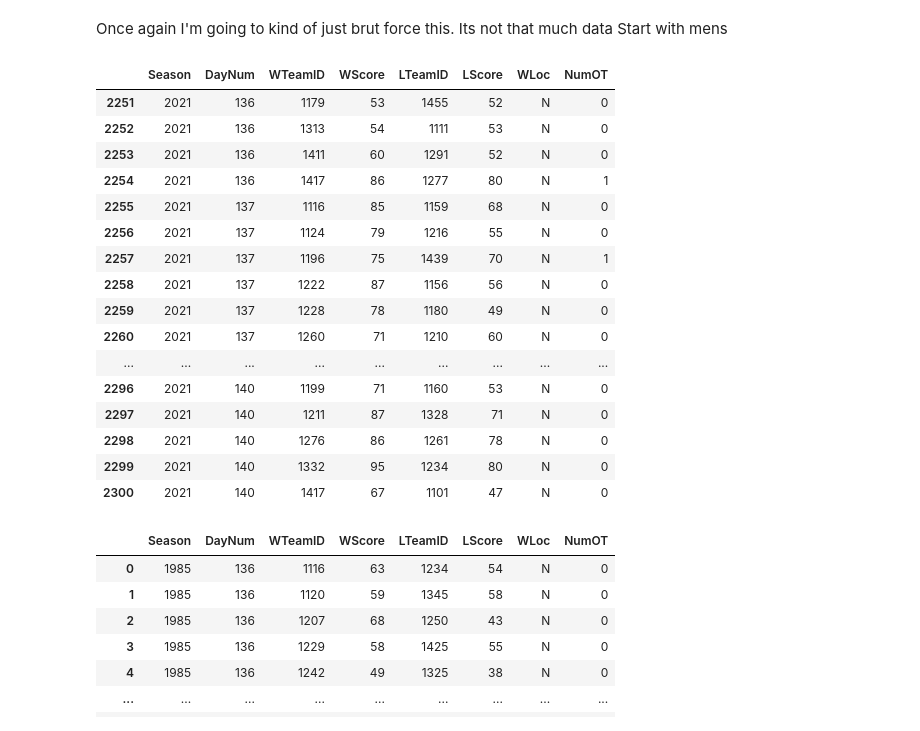
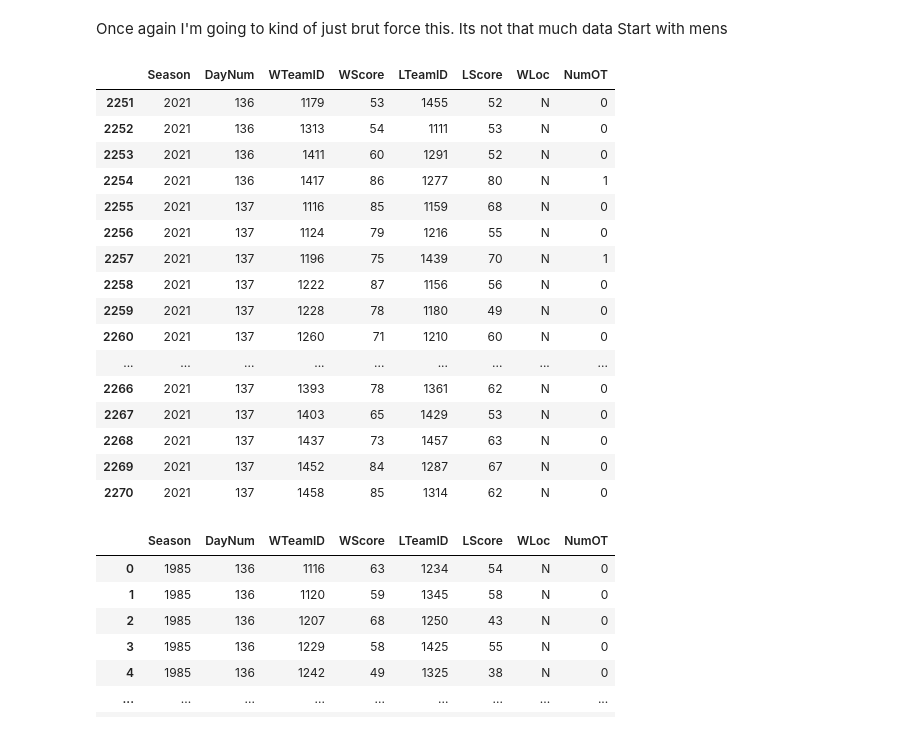
Before and after one commit to nickvandaelen/MMML, a Jupyter notebook: Modelling 1.ipynb, the cells around one changed output. Cells and saved outputs as stored; diff of their text form; code cells hidden in the pictures.

```diff
--- a/Modelling 1.ipynb
+++ b/Modelling 1.ipynb
@@ -77,25 +77,25 @@ MTourneySeeds
 Once again I'm going to kind of just brut force this. Its not that much data
 Start with mens
 # %%
-MTourneyResults.loc[MTourneyResults.Season == 2021].head(50)
+MTourneyResults.loc[MTourneyResults.Season == 2021].head(20)
 # %% [output]
 |  | Season | DayNum | WTeamID | WScore | LTeamID | LScore | WLoc | NumOT |
 | 2251 | 2021 | 136 | 1179 | 53 | 1455 | 52 | N | 0 |
 | 2252 | 2021 | 136 | 1313 | 54 | 1111 | 53 | N | 0 |
 | 2253 | 2021 | 136 | 1411 | 60 | 1291 | 52 | N | 0 |
 | 2254 | 2021 | 136 | 1417 | 86 | 1277 | 80 | N | 1 |
 | 2255 | 2021 | 137 | 1116 | 85 | 1159 | 68 | N | 0 |
 | 2256 | 2021 | 137 | 1124 | 79 | 1216 | 55 | N | 0 |
 | 2257 | 2021 | 137 | 1196 | 75 | 1439 | 70 | N | 1 |
 | 2258 | 2021 | 137 | 1222 | 87 | 1156 | 56 | N | 0 |
 | 2259 | 2021 | 137 | 1228 | 78 | 1180 | 49 | N | 0 |
 | 2260 | 2021 | 137 | 1260 | 71 | 1210 | 60 | N | 0 |
 | ... | ... | ... | ... | ... | ... | ... | ... | ... |
-| 2296 | 2021 | 140 | 1199 | 71 | 1160 | 53 | N | 0 |
-| 2297 | 2021 | 140 | 1211 | 87 | 1328 | 71 | N | 0 |
-| 2298 | 2021 | 140 | 1276 | 86 | 1261 | 78 | N | 0 |
-| 2299 | 2021 | 140 | 1332 | 95 | 1234 | 80 | N | 0 |
-| 2300 | 2021 | 140 | 1417 | 67 | 1101 | 47 | N | 0 |
+| 2266 | 2021 | 137 | 1393 | 78 | 1361 | 62 | N | 0 |
+| 2267 | 2021 | 137 | 1403 | 65 | 1429 | 53 | N | 0 |
+| 2268 | 2021 | 137 | 1437 | 73 | 1457 | 63 | N | 0 |
+| 2269 | 2021 | 137 | 1452 | 84 | 1287 | 67 | N | 0 |
+| 2270 | 2021 | 137 | 1458 | 85 | 1314 | 62 | N | 0 |
 # %%
 #Filter out first four games
 MTR = MTourneyResults.loc[(MTourneyResults.DayNum >= 137) | ((MTourneyResults.DayNum == 136) & (MTourneyResults.Season != 2021))]
```
Also changed, not shown: parts of 7 cells of this notebook, 5 other files.
